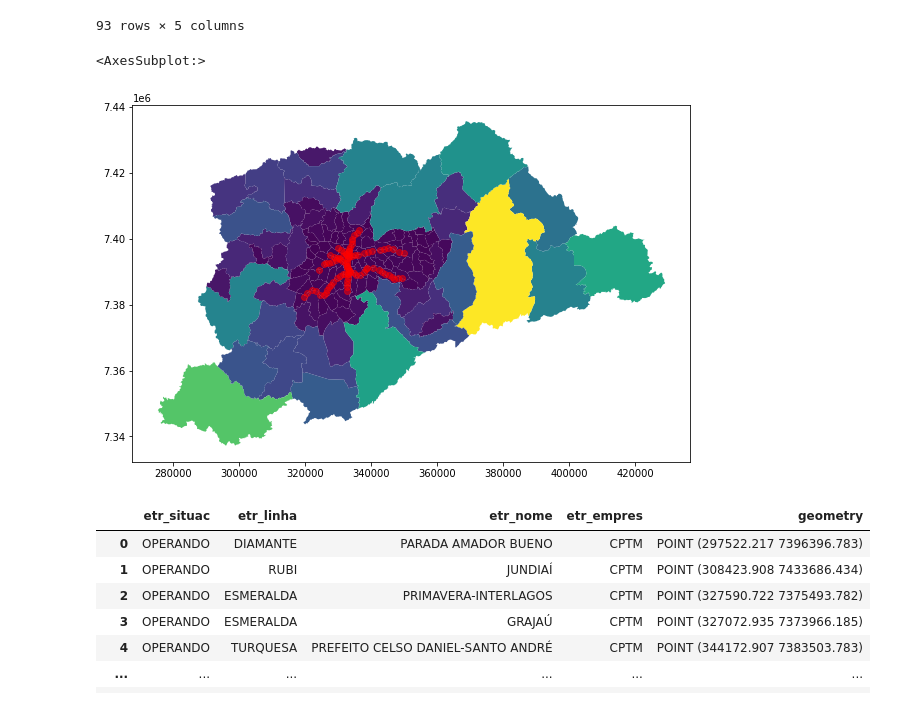
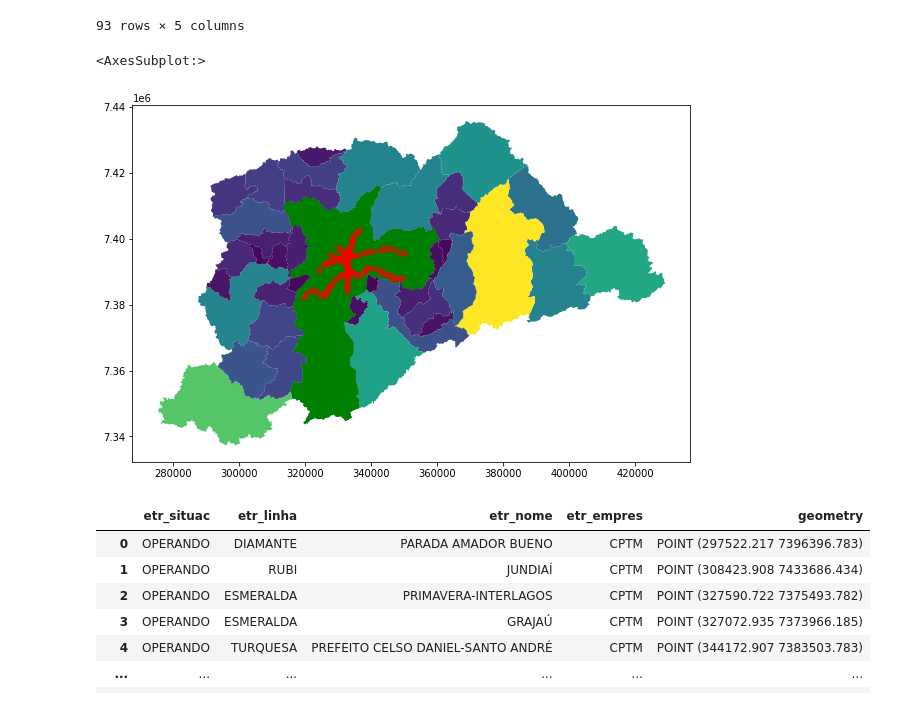
Before and after one commit to rafaelygn/master-analysis-inequality-mobility, a Jupyter notebook: notebooks/intro-geopandas/see_maps.ipynb, the cells around one changed output. Drawn from its saved outputs; the diff is of its cells as text; code cells hidden in the pictures.

```diff
--- a/notebooks/intro-geopandas/see_maps.ipynb
+++ b/notebooks/intro-geopandas/see_maps.ipynb
@@ -8,6 +8,8 @@ df_geo[df_geo["NomeMunici"] == "São Paulo"].plot(cmap="jet", column= "Area_ha",
 # %% [output]
 <AxesSubplot:>
 [figure]
+# %%
+df_sp = df_geo[df_geo["NomeMunici"] == "São Paulo"]
 # %%
 df_geo = gpd.read_file("/home/yoshraf/projects/mestrado/data/gis/od2017/Zonas_2017_region.shp")
 print(df_geo.columns)
@@ -155,10 +159,11 @@ df_metro
 # %%
 fig, ax = plt.subplots(1, figsize=(10,10))
 df_geo.plot(ax = ax, column= "Area_ha")
+df_sp.plot(ax = ax, color="green")
 df_metro.plot(ax = ax, alpha = 0.5, color = "red")
 # %% [output]
 <AxesSubplot:>
-[figure, old version]
+[figure, new version]
 # %%
 df_trem = gpd.read_file("/home/yoshraf/projects/mestrado/data/gis/trem/SAD69-96_SHP_estacaotrem_point.shp")
 df_trem
```
Also changed, not shown: parts of 6 cells of this notebook, 25 other files.
